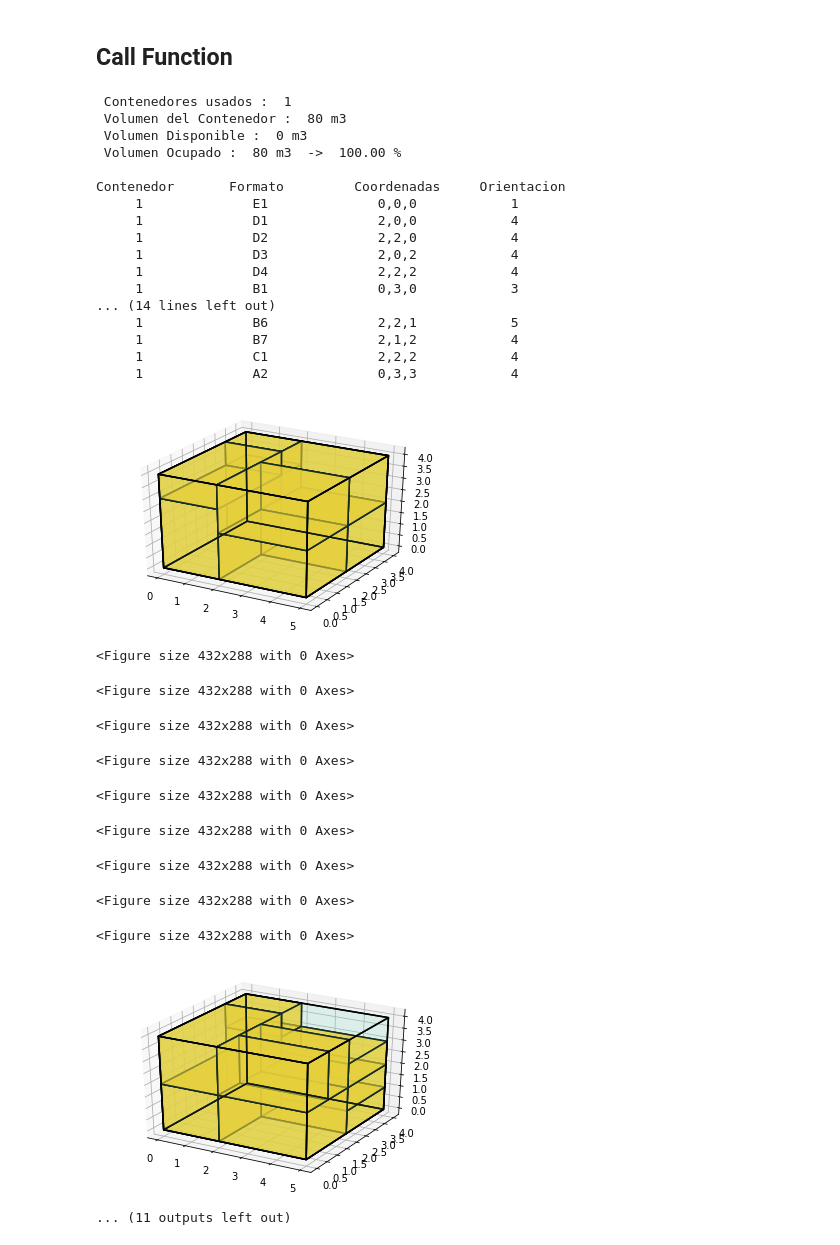
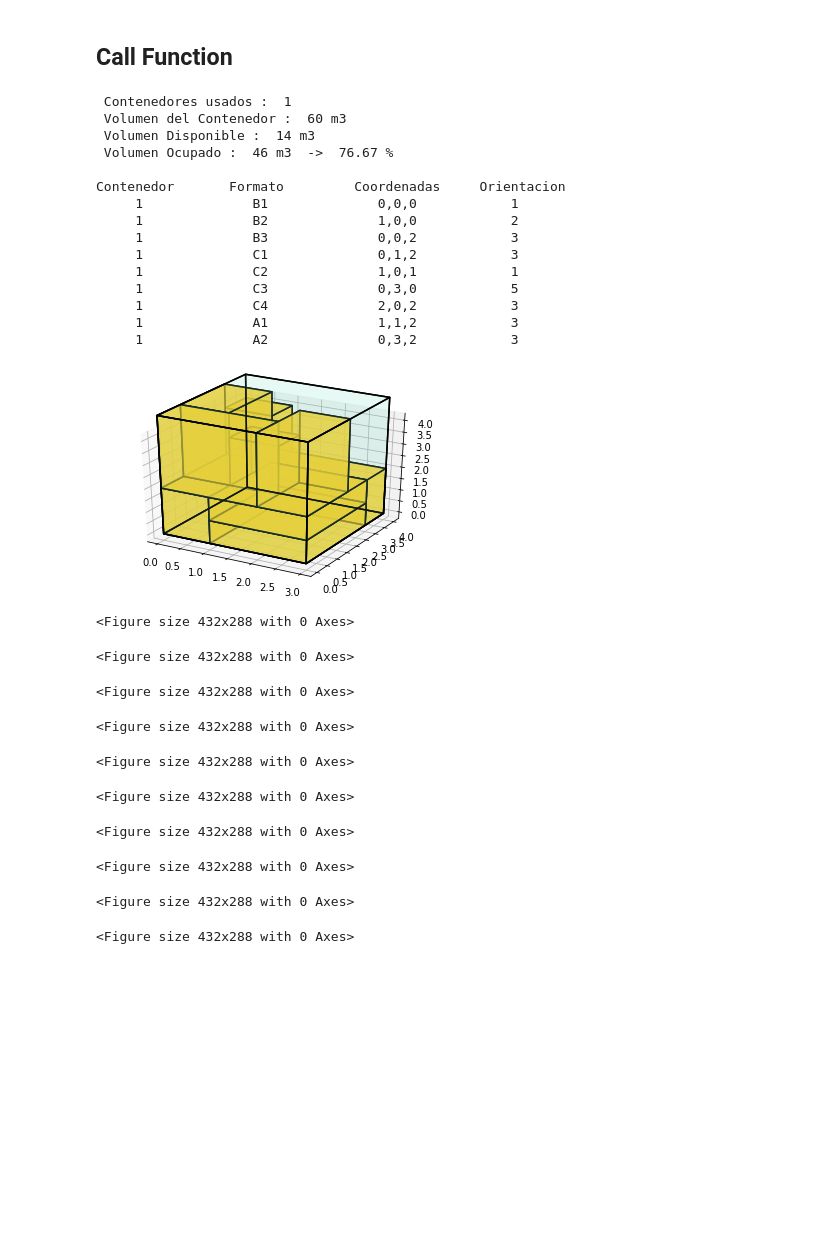
Before and after one commit to AndresLoaPuris/CC41---Empaquemaiento-3D, a Jupyter notebook: Andres Loa/TF_Solution.ipynb, the cells around one changed output. Drawn from its saved outputs; the diff is of its cells as text; code cells hidden in the pictures; blank space fills up the shorter version.

Commit message:
Algorithm Greedy

```diff
--- a/Andres Loa/TF_Solution.ipynb
+++ b/Andres Loa/TF_Solution.ipynb
@@ -119,7 +119,7 @@ def Copy(nuevo):
         temp.append(value)
     return temp
 
-def is_Collision(nuevo, candidates, solutions):
+def is_Collision(nuevo, candidates, solutions, high, wide, extensive):
     collision = False
     for _ in range(6):
         for solution in solutions:
@@ -128,7 +128,7 @@ def is_Collision(nuevo, candidates, solutions):
                 break
 
         if collision == False:
-            parcial_Volume(nuevo, solutions)
+            parcial_Volume(nuevo, solutions, high, wide, extensive)
             temp = Copy(nuevo)
             candidates.append(temp)
 
@@ -241,7 +241,7 @@ def Paint(solutions):
 # %% [markdown]
 # Algorithm
 # %%
-def Algorithm(shapes):
+def Algorithm(shapes, high, wide, extensive):
     solutions = []
     otherSolution = []
     shapes.sort(key=lambda shape: shape[VOLUMEN], reverse=True)
@@ -254,7 +254,7 @@ def Algorithm(shapes):
     for index in range(0,len(shapes)):
         candidates = []
         if len(solutions)==0 :
-            is_Collision(shapes[index], candidates, solutions)
+            is_Collision(shapes[index], candidates, solutions, high, wide, extensive)
 
         for solution in solutions:
             for status in range(3):
@@ -273,7 +273,7 @@ def Algorithm(shapes):
                     shapes[index][Y] = solution[Y]
                     shapes[index][Z] = solution[Z] + solution[ALTO]
 
-                is_Collision(shapes[index], candidates, solutions)
+                is_Collision(shapes[index], candidates, solutions, high, wide, extensive)
 
         if len(candidates) > 0:
             candidates.sort(key=lambda candidate: candidate[VOLUMEN])
@@ -301,46 +301,59 @@ def OutPut(solutions, TotalVolumen, UsadoVolumen, number):
 
     for solution in solutions:
         if solution[VOLUMEN] != mth.inf:
-            print("     1\t\t   ",str(solution[CODIGO])+"\t\t   ",str(solution[X])+","+str(solution[Y])+","+str(solution[Z])+"\t    ",str(solution[ORIENTACION]))
+            print("    ",solution[-1],"\t\t   ",str(solution[CODIGO])+"\t\t   ",str(solution[X])+","+str(solution[Y])+","+str(solution[Z])+"\t    ",str(solution[ORIENTACION]))
+
+def updateContainer(otherSolution, container):
+    nContainer = container
+    for other in otherSolution:
+        other[-1] = nContainer
+
+def ListOutPut(listOutPut):
+    for i in range(len(solutions)):
+        for j in range(len(solutions[i])):
+            listOutPut.append(solutions[i][j])
 # %% [markdown]
 ## Call Function
 # %%
-shapes, high, wide, extensive = DataSet("First_DataSet.txt")
+shapes, high, wide, extensive = DataSet("Third_DataSet.txt")
 #shapes, high, wide, extensive  = UserInputData()
 solutions = []
+listOutPut = []
 TotalVolumen = high * wide *extensive
+container = 2
+
+temp , otherSolution = Algorithm(shapes, high, wide, extensive)
+solutions.append(temp)
+
+while len(otherSolution) > 0:
+    updateContainer(otherSolution,container)
+    solution , otherSolution = Algorithm(otherSolution, high, wide, extensive)
+    solutions.append(solution)
+    container+=1
 
 
-temp , otherSolution = Algorithm(shapes)
-solutions.append(temp)
-while len(otherSolution) > 0:
-    solution , otherSolution = Algorithm(otherSolution)
-    solutions.append(solution)
-
+ListOutPut(listOutPut)
+OutPut(listOutPut, TotalVolumen*len(solutions), UsadoVolumen, len(solutions))
 
 for number in range(len(solutions)):
-    UsadoVolumen = 0
-    OutPut(solutions[number], TotalVolumen, UsadoVolumen, number+1)
     Paint(solutions[number])
 # %% [output]
  Contenedores usados :  1
- Volumen del Contenedor :  80 m3
- Volumen Disponible :  0 m3
- Volumen Ocupado :  80 m3  ->  100.00 %
+ Volumen del Contenedor :  60 m3
+ Volumen Disponible :  14 m3
+ Volumen Ocupado :  46 m3  ->  76.67 %
 
 Contenedor       Formato         Coordenadas     Orientacion
-     1              E1              0,0,0            1
-     1              D1              2,0,0            4
-     1              D2              2,2,0            4
-     1              D3              2,0,2            4
-     1              D4              2,2,2            4
-     1              B1              0,3,0            3
-... (14 lines left out)
-     1              B6              2,2,1            5
-     1              B7              2,1,2            4
-     1              C1              2,2,2            4
-     1              A2              0,3,3            4
+     1              B1              0,0,0            1
+     1              B2              1,0,0            2
+     1              B3              0,0,2            3
+     1              C1              0,1,2            3
+     1              C2              1,0,1            1
+     1              C3              0,3,0            5
+     1              C4              2,0,2            3
+     1              A1              1,1,2            3
+     1              A2              0,3,2            3
-[figure, old version]
+[figure, new version]
 <Figure size 432x288 with 0 Axes>
 <Figure size 432x288 with 0 Axes>
 <Figure size 432x288 with 0 Axes>
@@ -350,5 +363,4 @@ Contenedor       Formato         Coordenadas     Orientacion
 <Figure size 432x288 with 0 Axes>
 <Figure size 432x288 with 0 Axes>
 <Figure size 432x288 with 0 Axes>
-[figure, removed]
-... (11 outputs left out)
+<Figure size 432x288 with 0 Axes>
```
Also changed, not shown: parts of 4 cells of this notebook, 3 other files.
